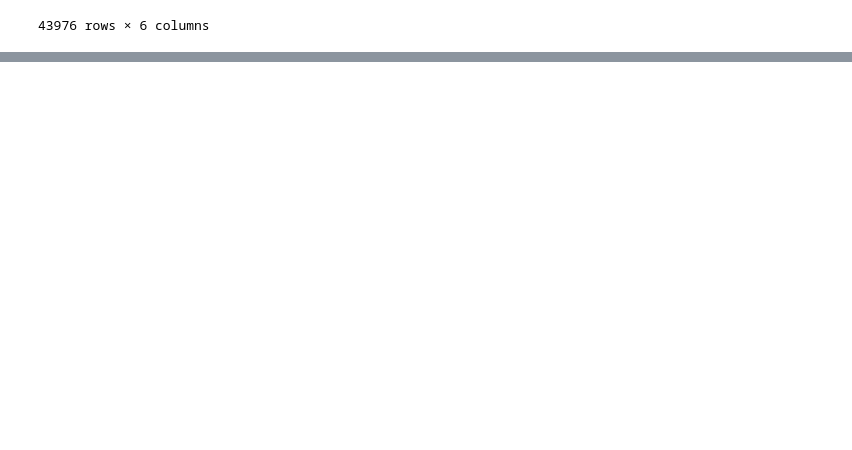
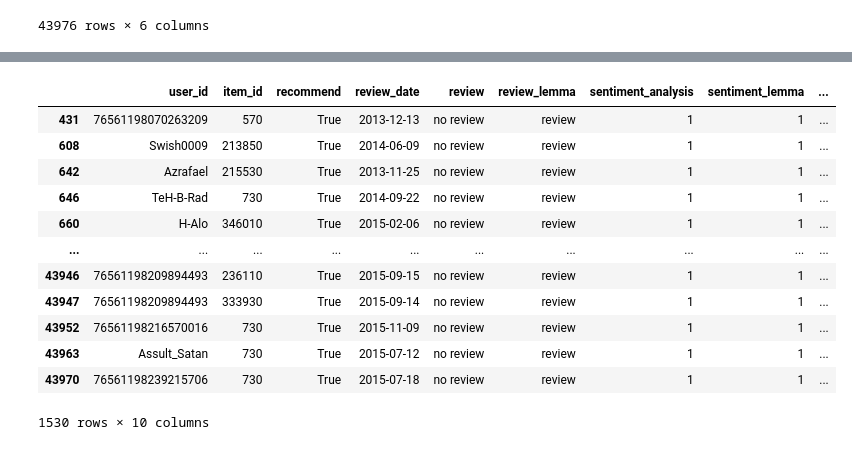
Before and after one commit to DaAnMaGi/PI_ML_OPS, a Jupyter notebook: formulacion/formulacion_datos.ipynb, the cells around one changed output, grey strips where cells are left out. Saved outputs shown, nothing was run; the diff lists cells and outputs as text; code cells hidden in the pictures; blank space fills up the shorter version.

```diff
--- a/formulacion/formulacion_datos.ipynb
+++ b/formulacion/formulacion_datos.ipynb
@@ -521,0 +449,3 @@ reviews_vector
+# %%
+# Se importa el modelo de análisis de sentimientos.
+sia = SentimentIntensityAnalyzer()
@@ -521,0 +536,17 @@ reviews_vector
+# %%
+# Se revisan diferentes grupos (no review, y no recomendado)
+reviews[reviews["review"] == "no review"]
+# %% [output]
+|  | user_id | item_id | recommend | review_date | review | review_lemma | sentiment_analysis | sentiment_lemma | ... |
+| 431 | 76561198070263209 | 570 | True | 2013-12-13 | no review | review | 1 | 1 | ... |
+| 608 | Swish0009 | 213850 | True | 2014-06-09 | no review | review | 1 | 1 | ... |
+| 642 | Azrafael | 215530 | True | 2013-11-25 | no review | review | 1 | 1 | ... |
+| 646 | TeH-B-Rad | 730 | True | 2014-09-22 | no review | review | 1 | 1 | ... |
+| 660 | H-Alo | 346010 | True | 2015-02-06 | no review | review | 1 | 1 | ... |
+| ... | ... | ... | ... | ... | ... | ... | ... | ... | ... |
+| 43946 | 76561198209894493 | 236110 | True | 2015-09-15 | no review | review | 1 | 1 | ... |
+| 43947 | 76561198209894493 | 333930 | True | 2015-09-14 | no review | review | 1 | 1 | ... |
+| 43952 | 76561198216570016 | 730 | True | 2015-11-09 | no review | review | 1 | 1 | ... |
+| 43963 | Assult_Satan | 730 | True | 2015-07-12 | no review | review | 1 | 1 | ... |
+| 43970 | 76561198239215706 | 730 | True | 2015-07-18 | no review | review | 1 | 1 | ... |
+1530 rows × 10 columns
```
Also changed, not shown: parts of 18 cells of this notebook.
